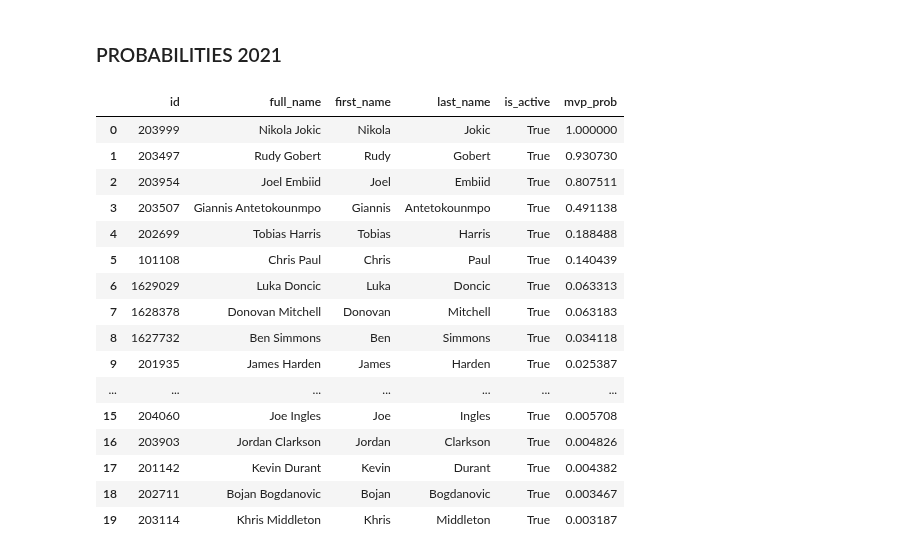
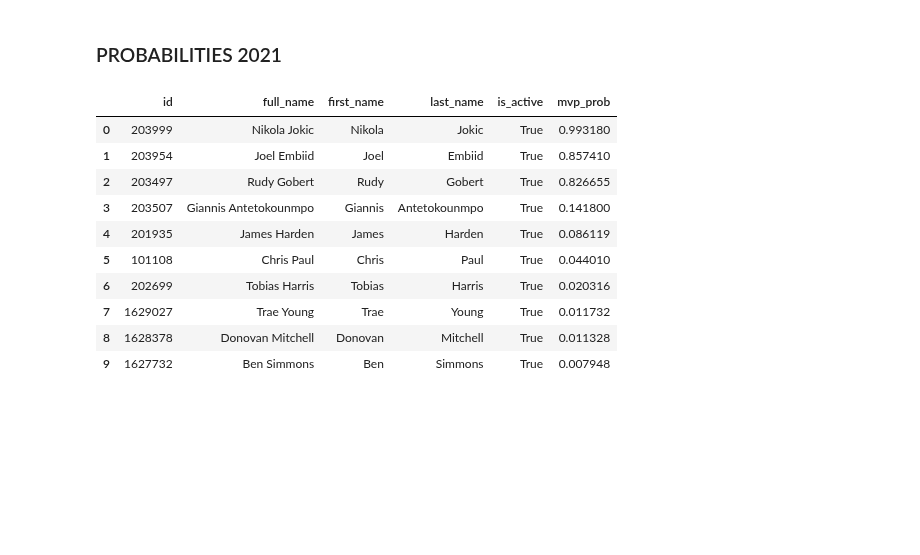
Before and after one commit to thomasverardo/NBA_MVP_2022_prediction, a Jupyter notebook: Code/Predict_MVP.ipynb, the cells around one changed output. Drawn from its saved outputs; the diff is of its cells as text; code cells hidden in the pictures; blank space fills up the shorter version.

```diff
--- a/Code/Predict_MVP.ipynb
+++ b/Code/Predict_MVP.ipynb
@@ -87,8 +87,10 @@ season_2021_norm
 from sklearn.metrics import accuracy_score, confusion_matrix, classification_report
 test_2021_labels = season_2021_norm[["MVP"]]
 
-with open("svm_40.pkl", "rb") as f:
-# with open("svm_no_pearson.pkl", "rb") as f:
+name_model = "log_reg"
+
+# with open("svm_40.pkl", "rb") as f:
+with open(name_model+".pkl", "rb") as f:
 # with open("svm.pkl", "rb") as f:
 # with open("rf.pkl", "rb") as f:
 # with open("log_reg.pkl", "rb") as f:
@@ -98,8 +100,8 @@ with open("svm_40.pkl", "rb") as f:
 
     ###                             ###
 
-train_2021 = season_2021_norm[["CONF_RANK", "GP", "MIN", "FGM", "FG_PCT", "FG3M", "FG3_PCT", "FTM", "FT_PCT", "OREB", "DREB", "AST", "STL", "BLK", "TOV", "PF"]]
-# train_2021 = season_2021_norm[["CONF_RANK", "GP", "MIN", "FG_PCT", "FG3M", "FG3_PCT", "FTM", "FT_PCT", "OREB", "DREB", "AST", "STL", "BLK", "PF"]]
+# train_2021 = season_2021_norm[["CONF_RANK", "GP", "MIN", "FGM", "FG_PCT", "FG3M", "FG3_PCT", "FTM", "FT_PCT", "OREB", "DREB", "AST", "STL", "BLK", "TOV", "PF"]]
+train_2021 = season_2021_norm[["CONF_RANK", "GP", "MIN", "FG_PCT", "FG3M", "FG3_PCT", "FTM", "FT_PCT", "OREB", "DREB", "AST", "STL", "BLK", "PF"]]
 # train_2021 = season_2021_norm.drop(["MVP", 'PLAYER_ID', 'SEASON_ID', 'TEAM_ID', "PLAYER_AGE"], axis=1)
 
 
@@ -127,50 +129,55 @@ for id in list(winners_id):
 # %%
 
 # test_2021_labels = season_2021_norm[["MVP"]]
 #
 # with open("log_reg.pkl", "rb") as f:
 #     log_reg = pickle.load(f)
 
 #train_2021 = season_2021_norm[["GP", "MIN", "FGM", "FG_PCT", "FG3M", "FG3_PCT", "FTM", "FT_PCT", "OREB", "DREB", "AST", "STL", "BLK", "TOV", "PF", 'CONF_RANK']]
 predicted_labels = pd.DataFrame(log_reg.predict_proba(train_2021))
 
 predicted_labels.rename(columns={0:'NOT',1:'MVP'},inplace=True)
 
 predicted_labels = pd.DataFrame(predicted_labels, columns=["MVP"])
 predicted_labels["PLAYER_ID"] = list(season_2021["PLAYER_ID"])
 
 #Sort
 mvp_candidates = predicted_labels.sort_values(by='MVP',ascending=False)
 
 #Take only better
-mvp_candidates = mvp_candidates.head(20)
+mvp_candidates = mvp_candidates.head(10)
 
 mvp_candidates_names = pd.DataFrame()
+# for row, id in mvp_candidates["PLAYER_ID"].iterrows():
+#     name_player = players.find_player_by_id(id["PLAYER_ID"])
+#     if name_player is not None:
+#         name = pd.DataFrame.from_dict(name_player, orient="index")
+#
+#         name = name.transpose()
+#         name["mvp_prob"] = list(id["MVP"])
+#         mvp_candidates_names = pd.concat([mvp_candidates_names,name], axis=0, ignore_index=True)
+
 for id in list(mvp_candidates["PLAYER_ID"]):
-    name = pd.DataFrame.from_dict(players.find_player_by_id(id), orient="index")
+    name_player = players.find_player_by_id(id)
+    name = pd.DataFrame.from_dict(name_player, orient="index")
+
     name = name.transpose()
     mvp_candidates_names = pd.concat([mvp_candidates_names,name], axis=0, ignore_index=True)
 
 mvp_candidates_names["mvp_prob"] = list(mvp_candidates["MVP"])
 mvp_candidates_names
 # %% [output]
 |  | id | full_name | first_name | last_name | is_active | mvp_prob |
-| 0 | 203999 | Nikola Jokic | Nikola | Jokic | True | 1.000000 |
-| 1 | 203497 | Rudy Gobert | Rudy | Gobert | True | 0.930730 |
-| 2 | 203954 | Joel Embiid | Joel | Embiid | True | 0.807511 |
-| 3 | 203507 | Giannis Antetokounmpo | Giannis | Antetokounmpo | True | 0.491138 |
-| 4 | 202699 | Tobias Harris | Tobias | Harris | True | 0.188488 |
-| 5 | 101108 | Chris Paul | Chris | Paul | True | 0.140439 |
-| 6 | 1629029 | Luka Doncic | Luka | Doncic | True | 0.063313 |
-| 7 | 1628378 | Donovan Mitchell | Donovan | Mitchell | True | 0.063183 |
-| 8 | 1627732 | Ben Simmons | Ben | Simmons | True | 0.034118 |
-| 9 | 201935 | James Harden | James | Harden | True | 0.025387 |
-| ... | ... | ... | ... | ... | ... | ... |
-| 15 | 204060 | Joe Ingles | Joe | Ingles | True | 0.005708 |
-| 16 | 203903 | Jordan Clarkson | Jordan | Clarkson | True | 0.004826 |
-| 17 | 201142 | Kevin Durant | Kevin | Durant | True | 0.004382 |
-| 18 | 202711 | Bojan Bogdanovic | Bojan | Bogdanovic | True | 0.003467 |
-| 19 | 203114 | Khris Middleton | Khris | Middleton | True | 0.003187 |
+| 0 | 203999 | Nikola Jokic | Nikola | Jokic | True | 0.993180 |
+| 1 | 203954 | Joel Embiid | Joel | Embiid | True | 0.857410 |
+| 2 | 203497 | Rudy Gobert | Rudy | Gobert | True | 0.826655 |
+| 3 | 203507 | Giannis Antetokounmpo | Giannis | Antetokounmpo | True | 0.141800 |
+| 4 | 201935 | James Harden | James | Harden | True | 0.086119 |
+| 5 | 101108 | Chris Paul | Chris | Paul | True | 0.044010 |
+| 6 | 202699 | Tobias Harris | Tobias | Harris | True | 0.020316 |
+| 7 | 1629027 | Trae Young | Trae | Young | True | 0.011732 |
+| 8 | 1628378 | Donovan Mitchell | Donovan | Mitchell | True | 0.011328 |
+| 9 | 1627732 | Ben Simmons | Ben | Simmons | True | 0.007948 |
 # %%
 import seaborn as sns
 import matplotlib.pyplot as plt
```
Also changed, not shown: parts of 2 cells of this notebook, 4 other files.
